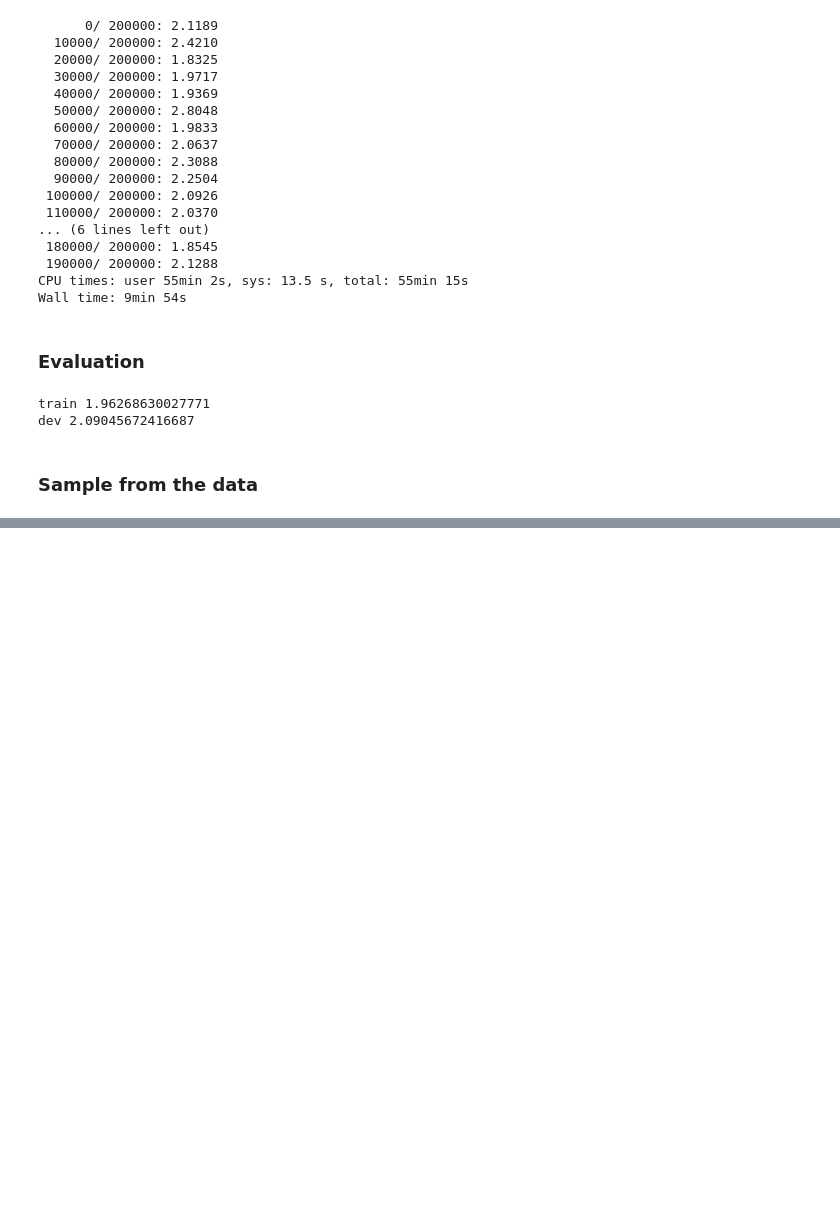
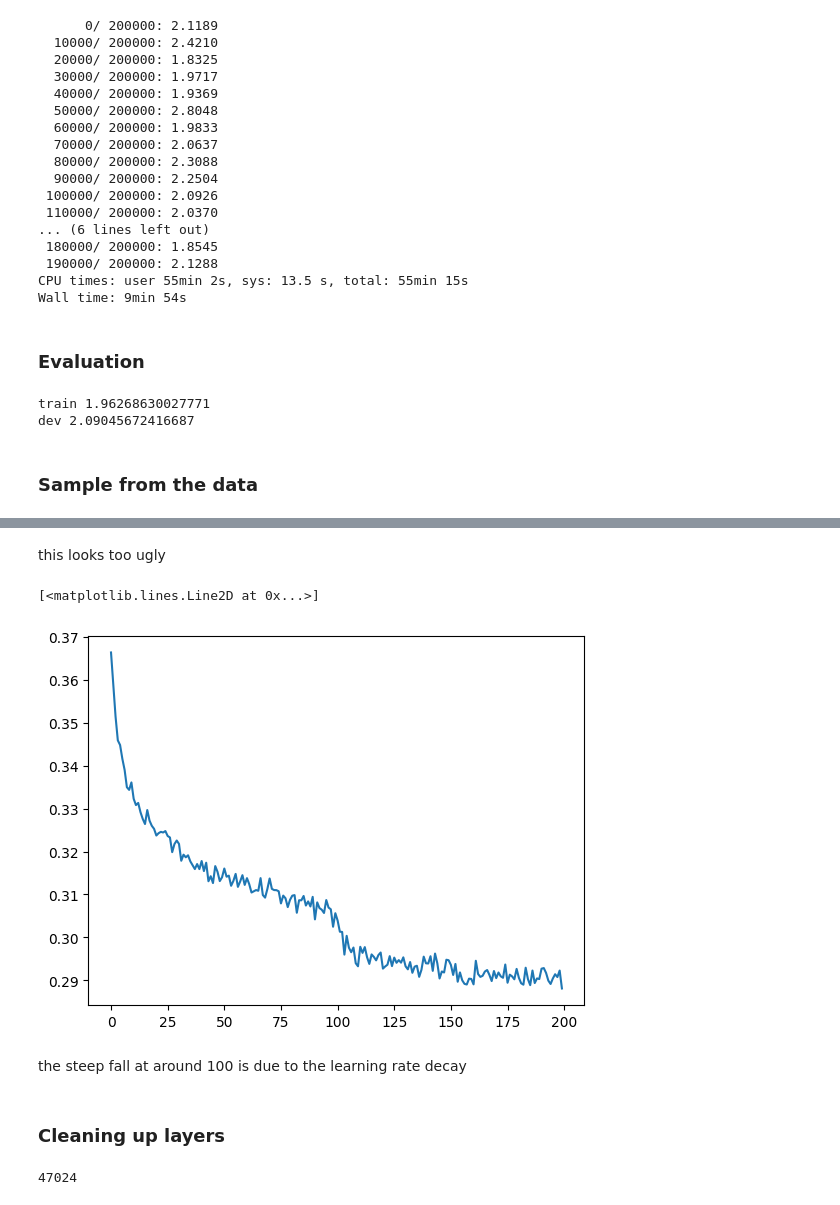
Before and after one commit to ahmedmustahid/makemore, a Jupyter notebook: makemore5_wavenet.ipynb, the cells around one changed output, grey strips where cells are left out. Saved outputs shown, nothing was run; the diff lists cells and outputs as text; code cells hidden in the pictures; blank space fills up the shorter version.

Commit message:
training loop with model

```diff
--- a/makemore5_wavenet.ipynb
+++ b/makemore5_wavenet.ipynb
@@ -226,0 +241,11 @@ melo
+# %% [markdown]
+this looks too ugly
+# %%
+plt.plot(torch.tensor(lossi).view(-1, 1000).mean(1))
+# %% [output]
+[<matplotlib.lines.Line2D at 0x...>]
+[figure, added]
+# %% [markdown]
+the steep fall at around 100 is due to the learning rate decay
+# %% [markdown]
+### Cleaning up layers
@@ -226,0 +261,42 @@ melo
+# %%
+n_embed = 10
+n_hidden = 100
+g = torch.Generator().manual_seed(2147483647)
+
+# C = torch.randn((vocab_size, n_embed), generator=g)
+layers = [
+  Linear(n_embed * block_size, n_hidden, bias=False), BatchNorm1d(n_hidden), Tanh(),
+  Linear(           n_hidden, n_hidden, bias=False), BatchNorm1d(n_hidden), Tanh(),
+  Linear(           n_hidden, n_hidden, bias=False), BatchNorm1d(n_hidden), Tanh(),
+  Linear(           n_hidden, n_hidden, bias=False), BatchNorm1d(n_hidden), Tanh(),
+  Linear(           n_hidden, n_hidden, bias=False), BatchNorm1d(n_hidden), Tanh(),
+  Linear(           n_hidden, vocab_size, bias=False), BatchNorm1d(vocab_size),
+]
+
+
+model = Sequential([
+  Embedding(vocab_size, n_embed),
+  Flatten(),
+  Linear(n_embed * block_size, n_hidden, bias=False), BatchNorm1d(n_hidden), Tanh(),
+  Linear(           n_hidden, n_hidden, bias=False), BatchNorm1d(n_hidden), Tanh(),
+  Linear(           n_hidden, n_hidden, bias=False), BatchNorm1d(n_hidden), Tanh(),
+  Linear(           n_hidden, n_hidden, bias=False), BatchNorm1d(n_hidden), Tanh(),
+  Linear(           n_hidden, n_hidden, bias=False), BatchNorm1d(n_hidden), Tanh(),
+  Linear(           n_hidden, vocab_size, bias=False), BatchNorm1d(vocab_size),
+])
+
+with torch.no_grad():
+  # last layer: make less confident
+  layers[-1].gamma *= 0.1
+  #layers[-1].weight *= 0.1
+  # all other layers: apply gain
+  for layer in layers[:-1]:
+    if isinstance(layer, Linear):
+      layer.weight *= 1.0 #5/3
+
+parameters = model.parameters()
+print(sum(p.nelement() for p in parameters)) # number of parameters in total
+for p in parameters:
+  p.requires_grad = True
+# %% [output]
+47024
```
Also changed, not shown: parts of 7 cells of this notebook, 1 other file.
